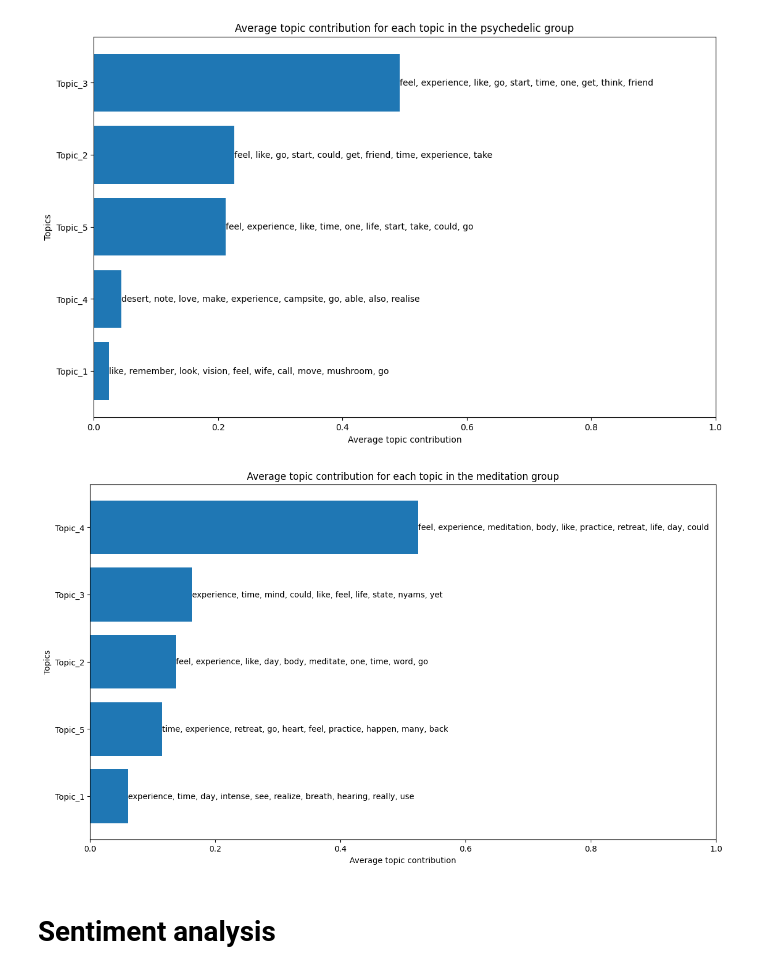
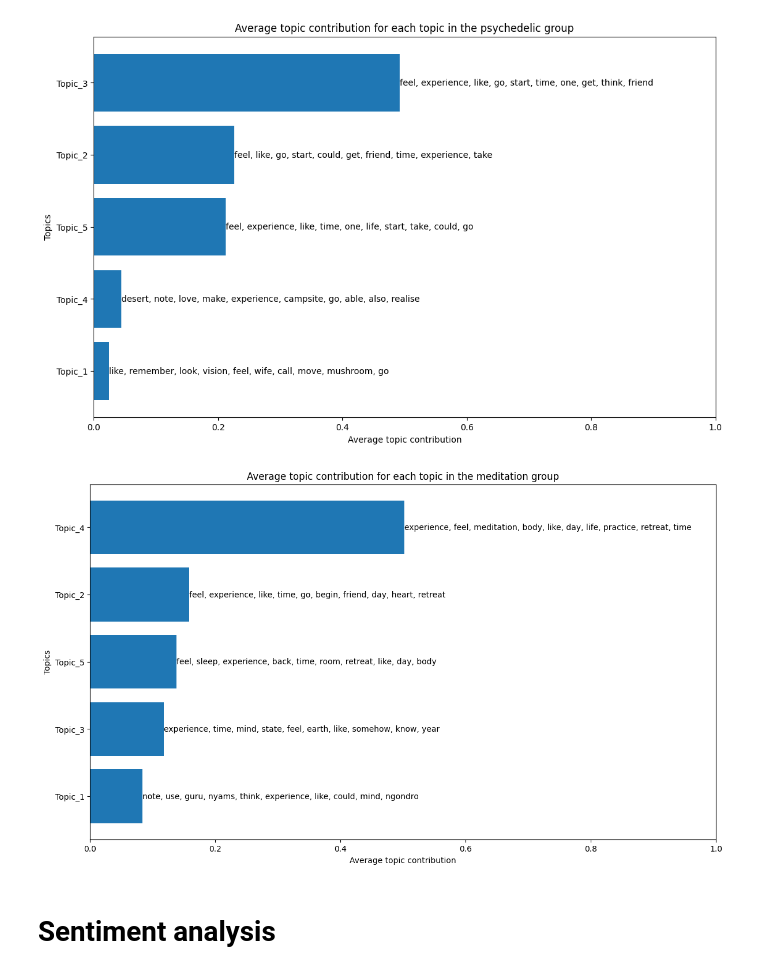
Before and after one commit to konstakm/psychedelics_vs_meditation_nlp, a Jupyter notebook: thesis analysis final.ipynb, the cells around one changed output. Saved outputs shown, nothing was run; the diff lists cells and outputs as text; code cells hidden in the pictures.

```diff
--- a/thesis analysis final.ipynb
+++ b/thesis analysis final.ipynb
@@ -66,7 +67,12 @@ df
 # %%
-# # Replacing the abbreviation gf with the actual word girlfriend (this came up while running some preliminary analyses)
+# Editing minor issues in the reports which came while running some preliminary analyses
+
+# Replacing the abbreviation gf with the actual word girlfriend
 df['Open_report typo-corrected'] = df['Open_report typo-corrected'].str.replace('gf ', 'girlfriend ')
 df['Open_report typo-corrected'] = df['Open_report typo-corrected'].str.replace('gf)', 'girlfriend)')
+
+# Someone had constantly used a Finnish word in their report written in English
+df['Open_report typo-corrected'] = df['Open_report typo-corrected'].str.replace('unihalvaus', 'sleep paralysis') #someone
 # %%
 # Dropping rows where open report is empty
 df = df.dropna(subset=['Open_report typo-corrected'])
@@ -109,24 +378,11 @@ Number of answers in 'meditation' group: 65
 # %%
-# Replace gender values according to the instructions
-df['gender_1F_2M_3O'].replace({1: 'female', 2: 'male', 3: 'other'}, inplace=True)
+# Replace gender codes with actual values
+medi['gender_1F_2M_3O'].replace({1: 'female', 2: 'male', 3: 'other'}, inplace=True)
 
-gender_distribution = df['gender_1F_2M_3O'].value_counts()
-gender_distribution_percentage = round(df['gender_1F_2M_3O'].value_counts(normalize=True) * 100, 2)
+gender_distribution = medi['gender_1F_2M_3O'].value_counts()
+gender_distribution_percentage = round(medi['gender_1F_2M_3O'].value_counts(normalize=True) * 100, 2)
 print("Gender distribution:\n", gender_distribution)
 print("\nGender distribution (in percentage):\n", gender_distribution_percentage)
-
-mean_age = round(df['age'].mean(), 2)
-std_age = round(df['age'].std(), 2)
-print(f"Mean age: {mean_age} (std: {std_age})")
-
-mean_income = round(df['income_level'].mean(), 2)
-std_income = round(df['income_level'].std(), 2)
-print(f"Mean income level: {mean_income} (std: {std_income})")
-
-
-mean_education_level = round(df['education_level'].mean(), 2)
-std_education_level = round(df['education_level'].std(), 2)
-print(f"Mean education level: {mean_education_level} (std: {std_education_level})")
 # %% [output]
 Gender distribution:
  gender_1F_2M_3O
@@ -742,9 +1221,9 @@ def print_top_words(model, vectorizer, n_top_words=10):
 # Train LDA models and print top words
 for num_topics in num_topics_list:
     print(f"\nModel with {num_topics} topics:")
-    lda_model_medi = LatentDirichletAllocation(n_components=num_topics, random_state=42)
-    lda_model_medi.fit(psyke_dtm)
-    print_top_words(lda_model_medi, vectorizer_psyke)
+    lda_model_psyke = LatentDirichletAllocation(n_components=num_topics, random_state=42)
+    lda_model_psyke.fit(psyke_dtm)
+    print_top_words(lda_model_psyke, vectorizer_psyke)
 # %% [output]
 Model with 3 topics:
 Topic #1: vision, like, city, love, wife, consciousness, look, go, move, call
@@ -961,34 +1420,35 @@ plt.show()
 [figure]
 # %%
 # Doing the same for medi topics
+
 medi_top_words_dict = {
-    "Topic_1": "experience, time, day, intense, see, realize, breath, hearing, really, use",
-    "Topic_2": "feel, experience, like, day, body, meditate, one, time, word, go",
-    "Topic_3": "experience, time, mind, could, like, feel, life, state, nyams, yet",
-    "Topic_4": "feel, experience, meditation, body, like, practice, retreat, life, day, could",
-    "Topic_5": "time, experience, retreat, go, heart, feel, practice, happen, many, back"
+    "Topic_1": "note, use, guru, nyams, think, experience, like, could, mind, ngondro",
+    "Topic_2": "feel, experience, like, time, go, begin, friend, day, heart, retreat",
+    "Topic_3": "experience, time, mind, state, feel, earth, like, somehow, know, year",
+    "Topic_4": "experience, feel, meditation, body, like, day, life, practice, retreat, time",
+    "Topic_5": "feel, sleep, experience, back, time, room, retreat, like, day, body"
 }
 
 
 # Visualising the topic contributions for medi
 sorted_topics_medi = medi_average_topic_contributions.sort_values()
 fig, ax = plt.subplots(figsize=(14, 8))  # Adjust the size as needed
 bars = ax.barh(sorted_topics_medi.index, sorted_topics_medi.values)
 
 # Add top words next to the bars
 for bar, topic in zip(bars, sorted_topics_medi.index):
     ax.text(bar.get_width(), bar.get_y() + bar.get_height() / 2, medi_top_words_dict[topic],
             va='center')  # Center the text vertically
 
 ax.set_xlabel('Average topic contribution')
 ax.set_ylabel('Topics')
 ax.set_title('Average topic contribution for each topic in the meditation group')
 
 # Set the limits of the x-axis
 ax.set_xlim([0, 1])
 
 plt.show()
 # %% [output]
-[figure, old version]
+[figure, new version]
 # %% [markdown]
 # Sentiment analysis
```
Also changed, not shown: parts of 76 cells of this notebook, 2 other files.
